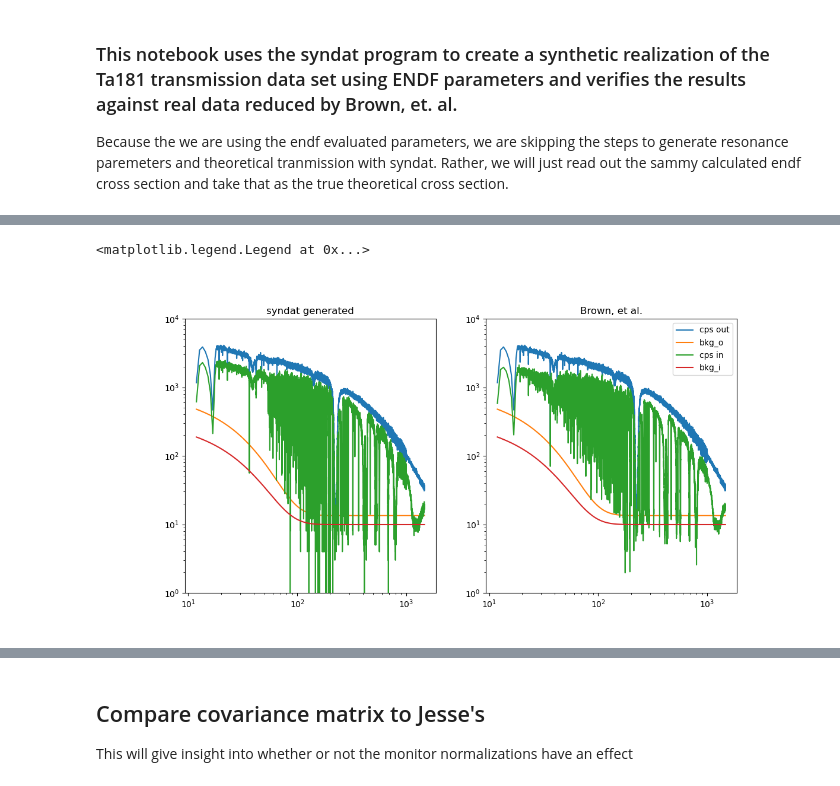
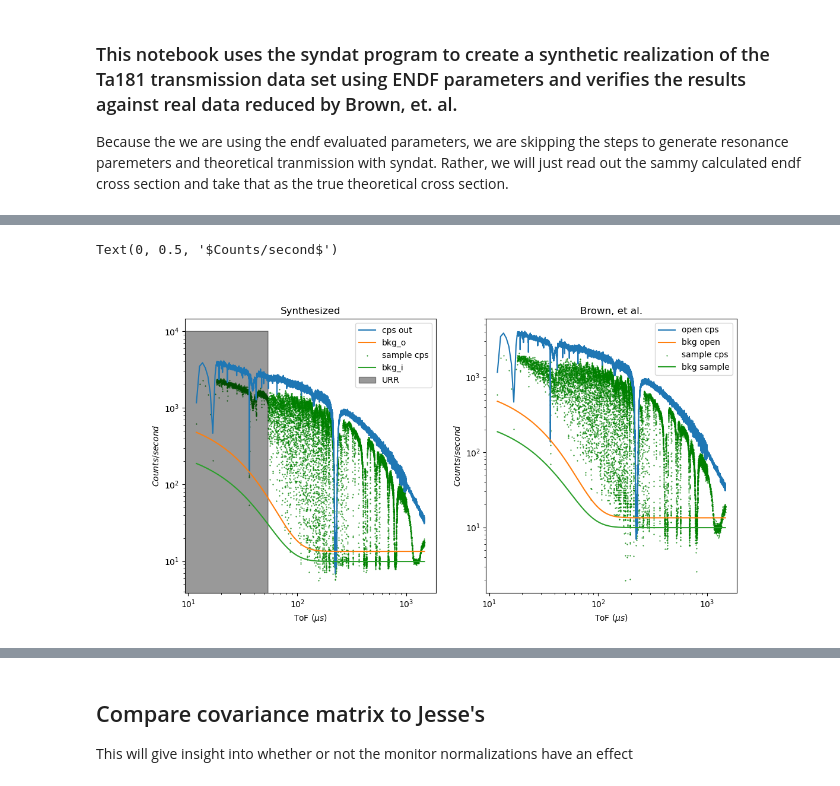
Before and after one commit to Naww137/Syndat, a Jupyter notebook: workspace/verify_against_JBrown.ipynb, the cells around one changed output, grey strips where cells are left out. Drawn from its saved outputs; the diff is of its cells as text; code cells hidden in the pictures.

```diff
--- a/workspace/verify_against_JBrown.ipynb
+++ b/workspace/verify_against_JBrown.ipynb
@@ -65,0 +57,15 @@ experiment.odat
+# %%
+experiment.get_odat(opendata)
+experiment.get_bkg()
+experiment.get_theoretical(sammy_xs)
+experiment.generate_sdat(False)
+
+clean_count_data = experiment.sdat.c
+tof = experiment.sdat.tof
+direct_poisson = syndat.exp_effects.pois_noise(clean_count_data)
+monitor_corrected = syndat.exp_effects.pois_noise(clean_count_data*10)/10
+
+experiment.sdat['c'] = monitor_corrected
+experiment.sdat['dc'] = np.sqrt(monitor_corrected)
+
+experiment.reduce()
@@ -71,6 +83,8 @@ syndat_df = pd.DataFrame({
     'theo': experiment.trans.theo_trans,
     'tof': experiment.trans.tof,
     'cs' : experiment.sdat.cps,
+    'theo_cts':experiment.sdat.theo_cts,
+    'cts': experiment.sdat.c,
     'dcs': experiment.sdat.dcps,
     'bs' : experiment.redpar.val.ks*experiment.Bi+experiment.redpar.val.b0s,
     'dbs': np.array([0.1]*len(experiment.odat.E)),
@@ -102,28 +116,39 @@ display(syndat_df)
 # %%
 fig, ax = subplots(1,2, figsize=(12,6))
 
 ax[0].plot(syndat_df.tof,syndat_df.co, label='cps out');
 ax[0].plot(syndat_df.tof, syndat_df.bo, label='bkg_o')
 ax[0].set_xscale('log'); ax[0].set_yscale('log')
-ax[0].plot(syndat_df.tof,syndat_df.cs, label='cps in');
+ax[0].scatter(syndat_df.tof,syndat_df.cs,marker='.', s=1, label='sample cps', color='g')
+# ax[0].scatter(syndat_df.tof,syndat_df.theo_cts,marker='.', s=2, label='theo cts', color='k')
 ax[0].plot(syndat_df.tof, syndat_df.bs, label='bkg_i')
-ax[0].set_ylim([1,1e4])
+# ax[0].set_ylim([10,1e4])
 # ax[0].set_xlim([50,2e3])
-ax[0].set_title("syndat generated")
+ax[0].fill_between([0,54], [1e1,1e4], alpha=0.4, color='k', label='URR')
 
-ax[1].plot(jb_df.tof,jb_df.co, label='cps out');
-ax[1].plot(jb_df.tof, jb_df.bo, label='bkg_o')
+ax[0].set_title("Synthesized")
+ax[0].legend(loc='upper right')
+ax[0].set_xlabel('ToF ($\mu s$)')
+ax[0].set_ylabel('$Counts/second$')
+
+
+
+ax[1].plot(jb_df.tof,jb_df.co, label='open cps');
+ax[1].plot(jb_df.tof, jb_df.bo, label='bkg open')
 ax[1].set_xscale('log'); ax[1].set_yscale('log')
-ax[1].plot(jb_df.tof,jb_df.cs, label='cps in');
-ax[1].plot(jb_df.tof, jb_df.bs, label='bkg_i')
-ax[1].set_ylim([1,1e4])
+ax[1].scatter(jb_df.tof,jb_df.cs,marker='.', s=1, label='sample cps', color='g');
+ax[1].plot(jb_df.tof, jb_df.bs, label='bkg sample')
+# ax[1].set_ylim([10,1e4])
 # ax[1].set_xlim([50,2e3])
+# ax[1].fill_between([0,54], [1e1,1e4], alpha=0.4, color='k', label='URR')
+
 ax[1].set_title("Brown, et al.")
-
-legend()
+ax[1].legend(loc='upper right')
+ax[1].set_xlabel('ToF ($\mu s$)')
+ax[1].set_ylabel('$Counts/second$')
 # %% [output]
-<matplotlib.legend.Legend at 0x...>
+Text(0, 0.5, '$Counts/second$')
-[figure, old version]
+[figure, new version]
 # %%
 
 fig,ax = subplots(1,2, figsize=(12,6))
```
Also changed, not shown: parts of 17 cells of this notebook, 10 other files.
